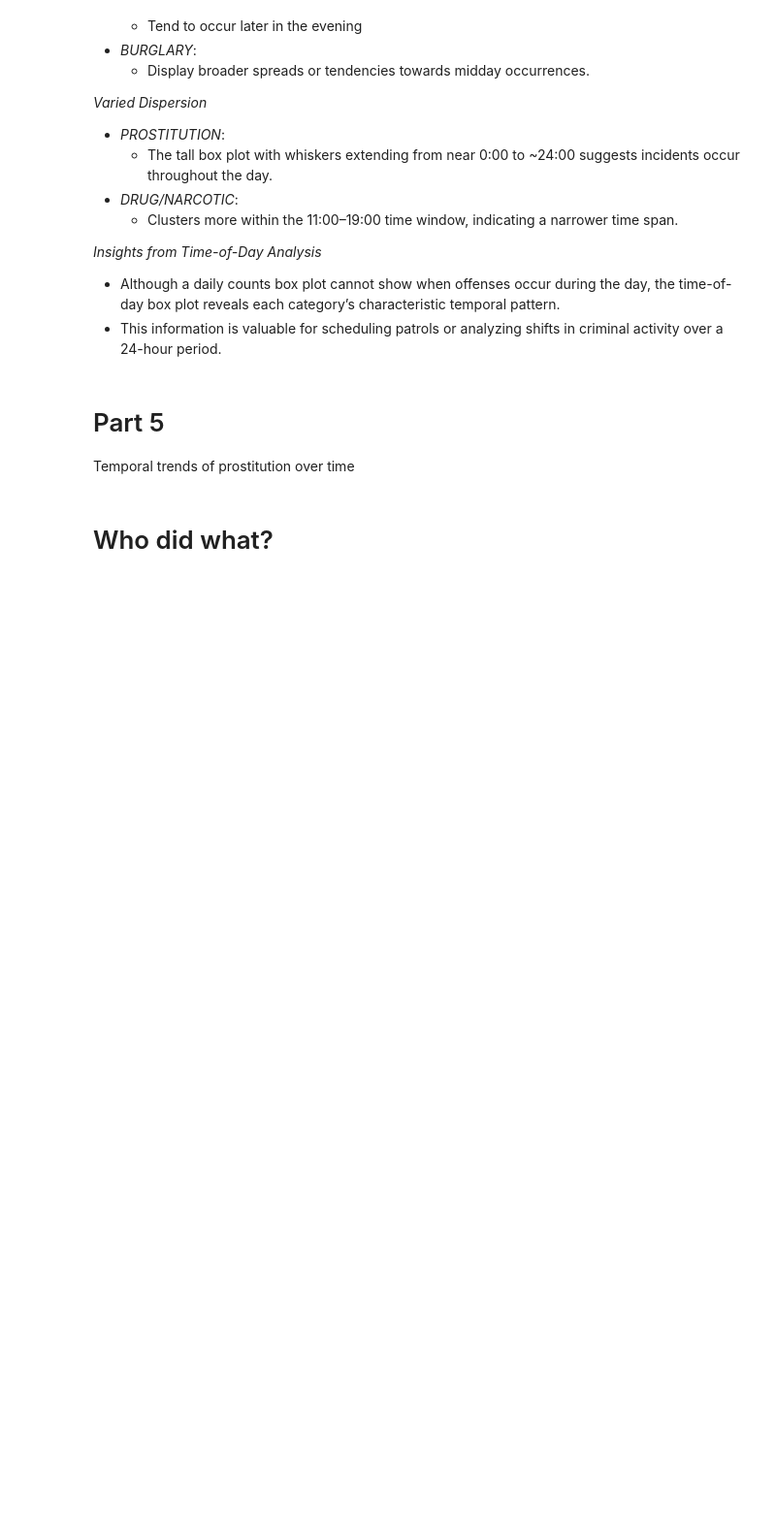
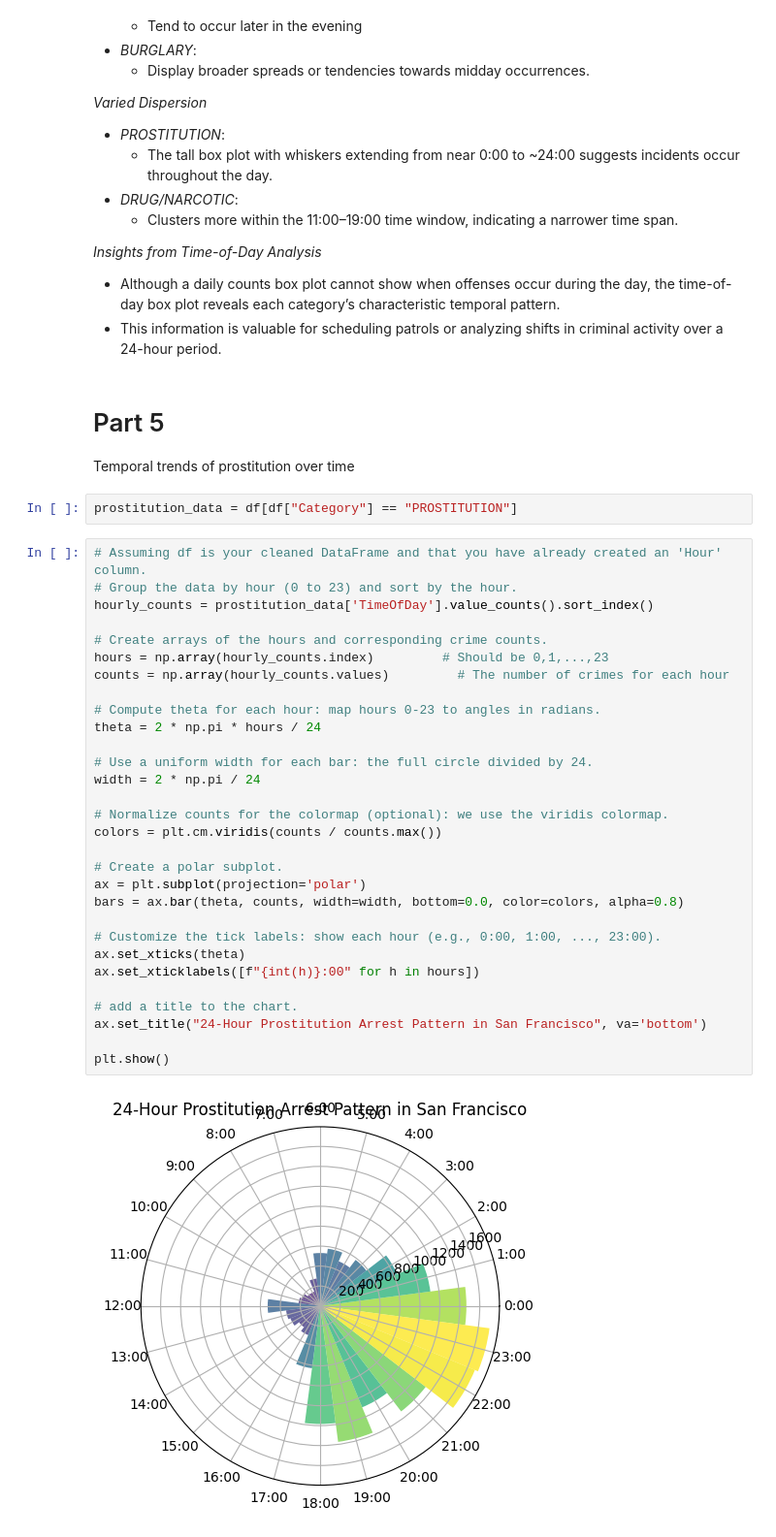
Before and after one commit to LeoItaly/social-data-visualization-2025, a Jupyter notebook: Assignment/Assignment1_final.ipynb, the cells around one changed output. Shown at 97% size. Drawn from its saved outputs; the diff is of its cells as text; blank space fills up the shorter version.

```diff
--- a/Assignment/Assignment1_final.ipynb
+++ b/Assignment/Assignment1_final.ipynb
@@ -729,5 +729,37 @@ plt.show()
 # Part 5
 
 Temporal trends of prostitution over time
-# %% [markdown]
-# Who did what?
+# %%
+prostitution_data = df[df["Category"] == "PROSTITUTION"]
+# %%
+# Assuming df is your cleaned DataFrame and that you have already created an 'Hour' column.
+# Group the data by hour (0 to 23) and sort by the hour.
+hourly_counts = prostitution_data['TimeOfDay'].value_counts().sort_index()
+
+# Create arrays of the hours and corresponding crime counts.
+hours = np.array(hourly_counts.index)         # Should be 0,1,...,23
+counts = np.array(hourly_counts.values)         # The number of crimes for each hour
+
+# Compute theta for each hour: map hours 0-23 to angles in radians.
+theta = 2 * np.pi * hours / 24
+
+# Use a uniform width for each bar: the full circle divided by 24.
+width = 2 * np.pi / 24
+
+# Normalize counts for the colormap (optional): we use the viridis colormap.
+colors = plt.cm.viridis(counts / counts.max())
+
+# Create a polar subplot.
+ax = plt.subplot(projection='polar')
+bars = ax.bar(theta, counts, width=width, bottom=0.0, color=colors, alpha=0.8)
+
+# Customize the tick labels: show each hour (e.g., 0:00, 1:00, ..., 23:00).
+ax.set_xticks(theta)
+ax.set_xticklabels([f"{int(h)}:00" for h in hours])
+
+# add a title to the chart.
+ax.set_title("24-Hour Prostitution Arrest Pattern in San Francisco", va='bottom')
+
+plt.show()
+# %% [output]
+[figure, added]
```
Also changed, not shown: parts of 13 cells of this notebook.
